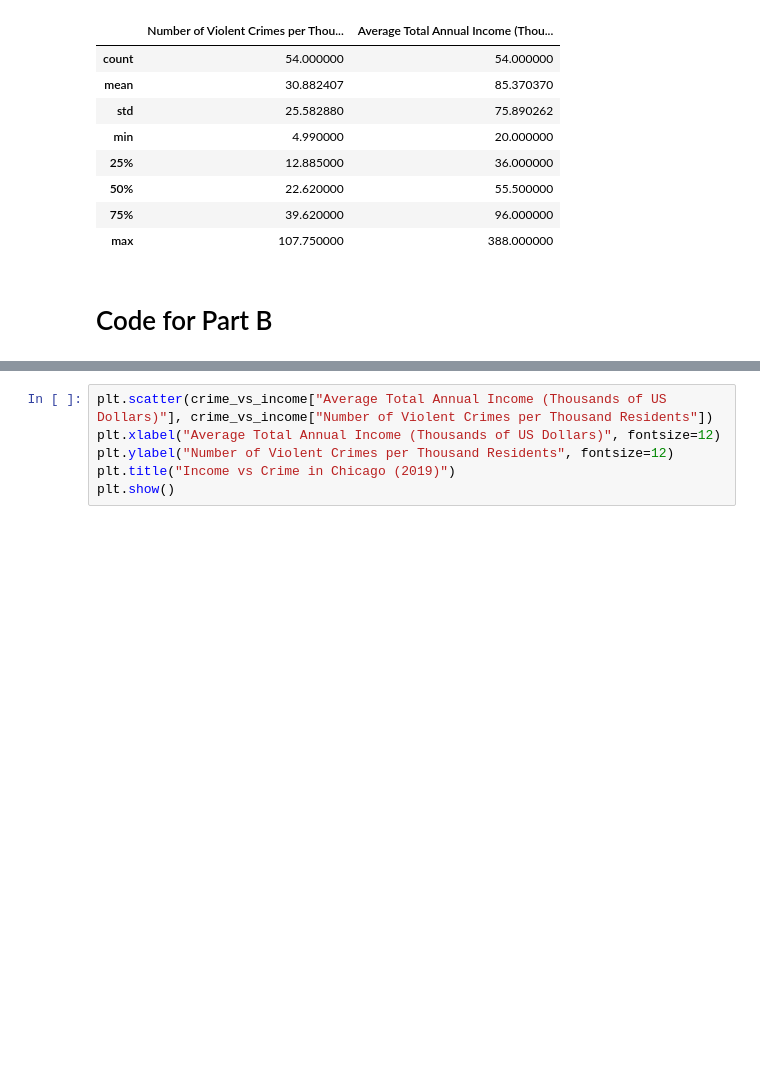
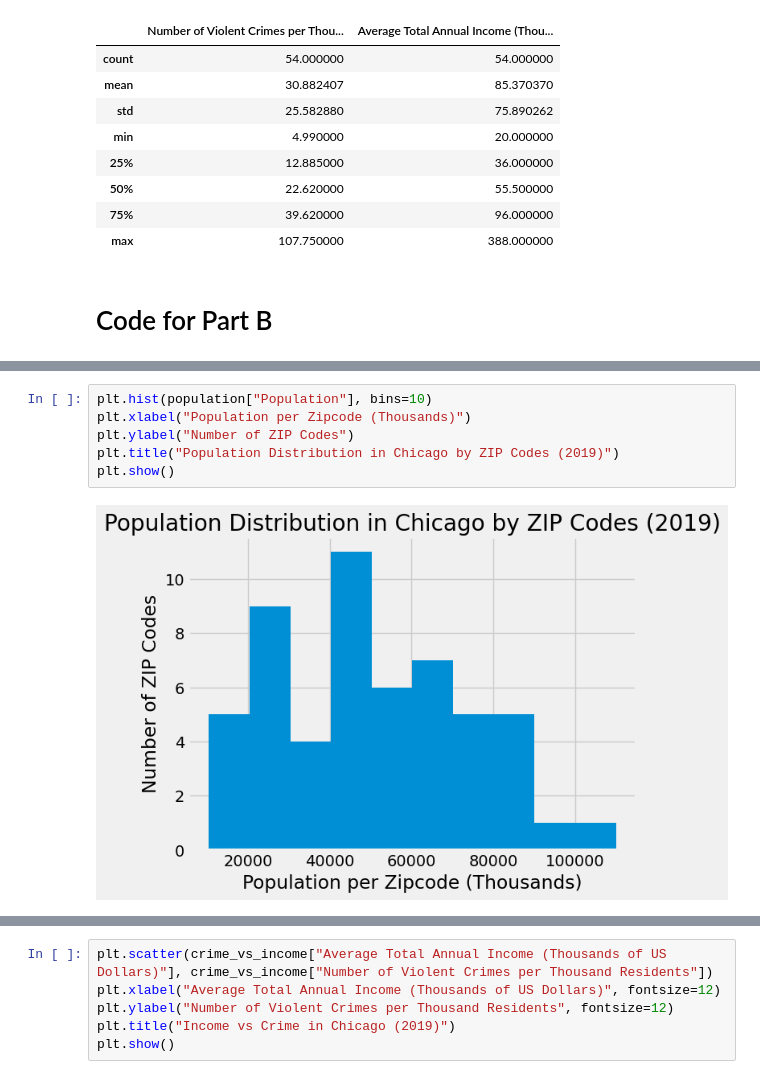
Before and after one commit to rbitton1729/chicagostats, a Jupyter notebook: chicagostats.ipynb, the cells around one changed output, grey strips where cells are left out. Saved outputs shown, nothing was run; the diff lists cells and outputs as text; blank space fills up the shorter version.

```diff
--- a/chicagostats.ipynb
+++ b/chicagostats.ipynb
@@ -292,0 +301,8 @@ crime_vs_income.describe()
+# %%
+plt.hist(population["Population"], bins=10)
+plt.xlabel("Population per Zipcode (Thousands)")
+plt.ylabel("Number of ZIP Codes")
+plt.title("Population Distribution in Chicago by ZIP Codes (2019)")
+plt.show()
+# %% [output]
+[figure, added]
```
Also changed, not shown: parts of 10 cells of this notebook, 1 other file.
